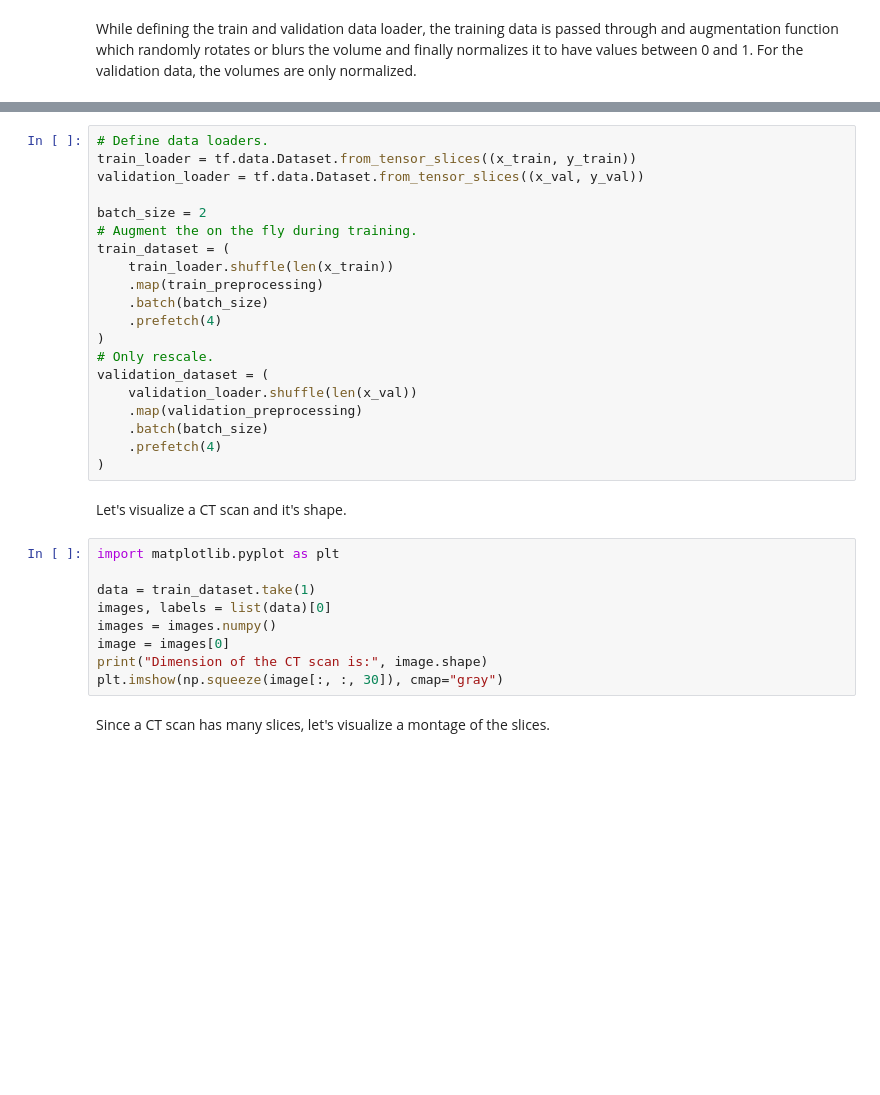
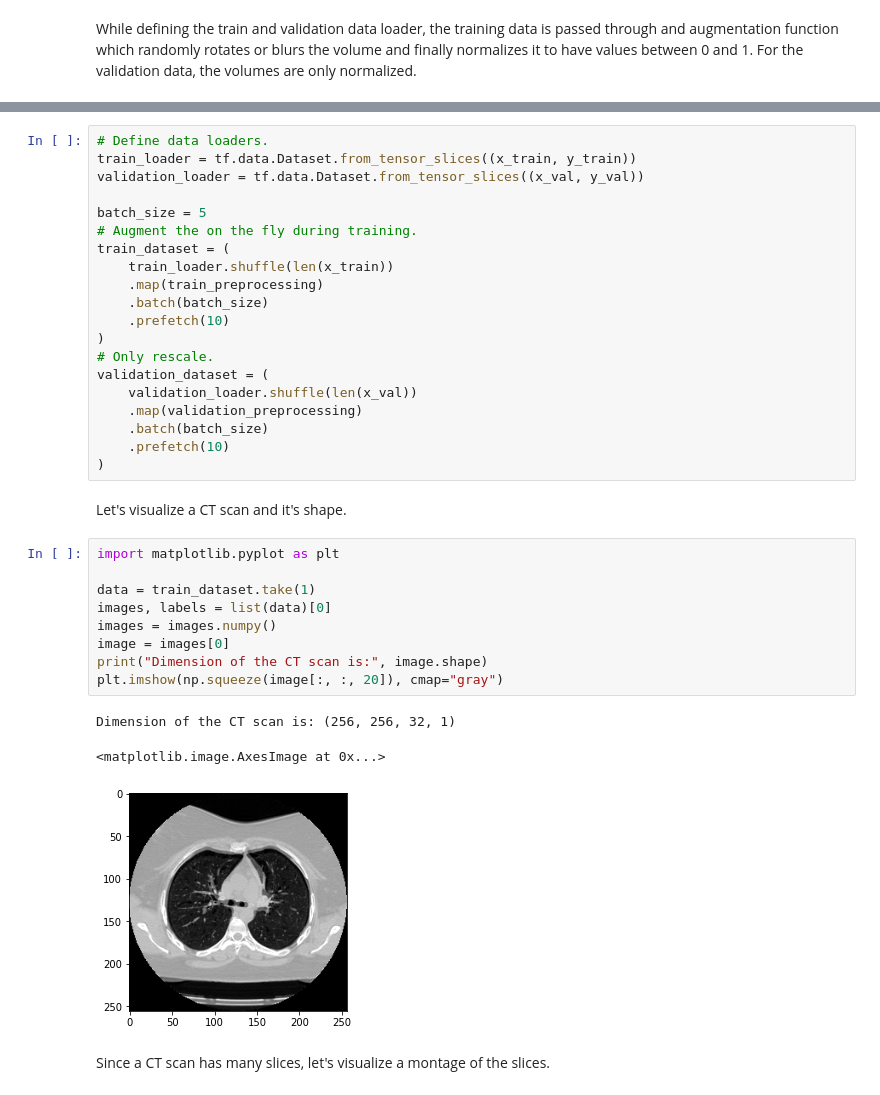
Before and after one commit to hasibzunair/3D-image-classification-tutorial, a Jupyter notebook: testnotebook.ipynb, the cells around one changed output, grey strips where cells are left out. Cells and saved outputs as stored; diff of their text form; blank space fills up the shorter version.

```diff
--- a/testnotebook.ipynb
+++ b/testnotebook.ipynb
@@ -260,32 +321,36 @@ it to have values between 0 and 1. For the validation data, the volumes are only
 train_loader = tf.data.Dataset.from_tensor_slices((x_train, y_train))
 validation_loader = tf.data.Dataset.from_tensor_slices((x_val, y_val))
 
-batch_size = 2
+batch_size = 5
 # Augment the on the fly during training.
 train_dataset = (
     train_loader.shuffle(len(x_train))
     .map(train_preprocessing)
     .batch(batch_size)
-    .prefetch(4)
+    .prefetch(10)
 )
 # Only rescale.
 validation_dataset = (
     validation_loader.shuffle(len(x_val))
     .map(validation_preprocessing)
     .batch(batch_size)
-    .prefetch(4)
+    .prefetch(10)
 )
 # %% [markdown]
 Let's visualize a CT scan and it's shape.
 # %%
 import matplotlib.pyplot as plt
 
 data = train_dataset.take(1)
 images, labels = list(data)[0]
 images = images.numpy()
 image = images[0]
 print("Dimension of the CT scan is:", image.shape)
-plt.imshow(np.squeeze(image[:, :, 30]), cmap="gray")
+plt.imshow(np.squeeze(image[:, :, 20]), cmap="gray")
+# %% [output]
+Dimension of the CT scan is: (256, 256, 32, 1)
+<matplotlib.image.AxesImage at 0x...>
+[figure, added]
 # %% [markdown]
 Since a CT scan has many slices, let's visualize a montage of the slices.
 # %%
```
Also changed, not shown: parts of 7 cells of this notebook.
